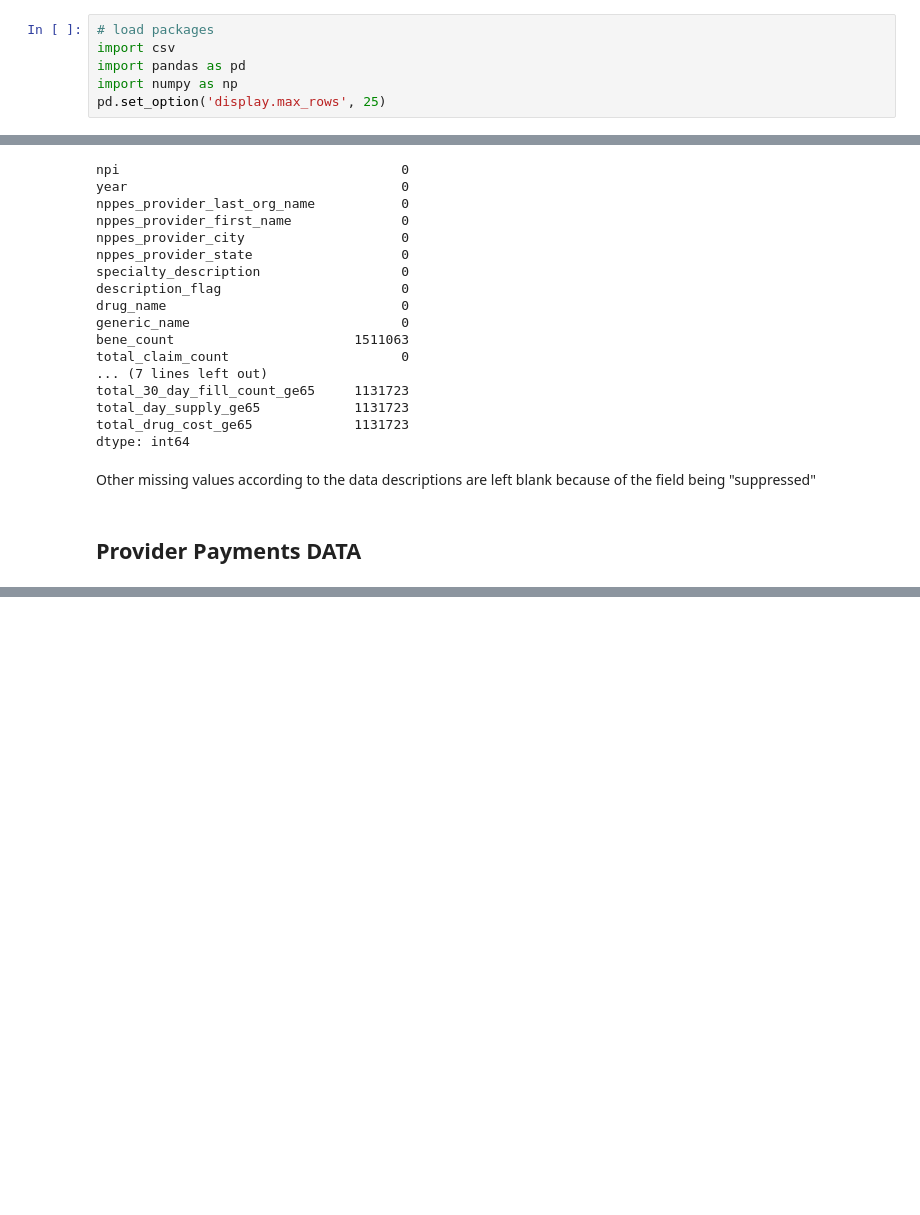
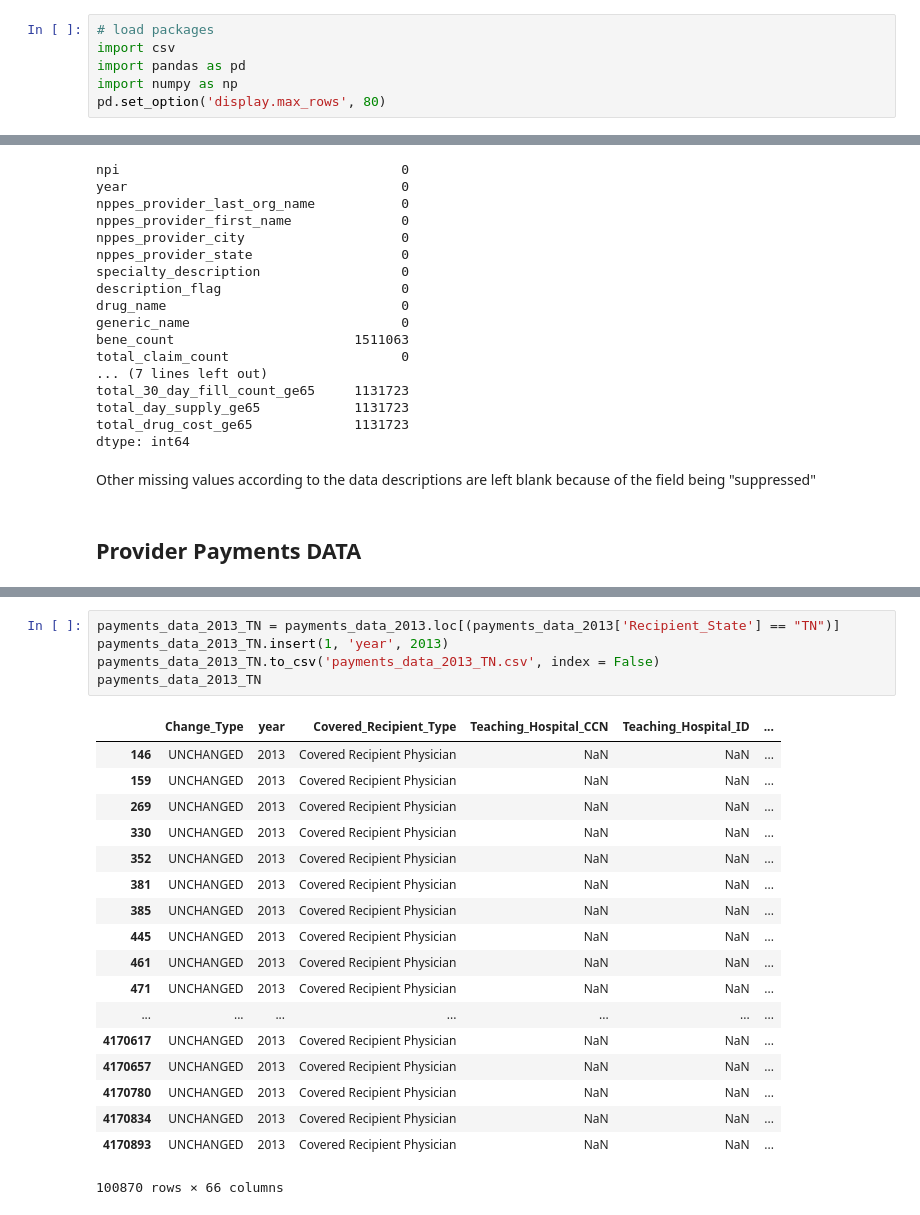
Before and after one commit to berradaa/DSCT, a Jupyter notebook: Medicare prescriptions.ipynb, the cells around one changed output, grey strips where cells are left out. Drawn from its saved outputs; the diff is of its cells as text; blank space fills up the shorter version.

Commit message:
+payments data

```diff
--- a/Medicare prescriptions.ipynb
+++ b/Medicare prescriptions.ipynb
@@ -115,7 +115,7 @@ suppression of data.
 import csv
 import pandas as pd
 import numpy as np
-pd.set_option('display.max_rows', 25)
+pd.set_option('display.max_rows', 80)
 # %%
 # Read 2013 text file and produce CSV for Database
 prescr_data_2013 = pd.read_csv('PartD_Prescriber_PUF_NPI_Drug_13.txt', sep="\t")
@@ -497,0 +542,24 @@ payments_data_2013
+# %%
+payments_data_2013_TN = payments_data_2013.loc[(payments_data_2013['Recipient_State'] == "TN")]
+payments_data_2013_TN.insert(1, 'year', 2013)
+payments_data_2013_TN.to_csv('payments_data_2013_TN.csv', index = False)
+payments_data_2013_TN
+# %% [output]
+|  | Change_Type | year | Covered_Recipient_Type | Teaching_Hospital_CCN | Teaching_Hospital_ID | ... |
+| 146 | UNCHANGED | 2013 | Covered Recipient Physician | NaN | NaN | ... |
+| 159 | UNCHANGED | 2013 | Covered Recipient Physician | NaN | NaN | ... |
+| 269 | UNCHANGED | 2013 | Covered Recipient Physician | NaN | NaN | ... |
+| 330 | UNCHANGED | 2013 | Covered Recipient Physician | NaN | NaN | ... |
+| 352 | UNCHANGED | 2013 | Covered Recipient Physician | NaN | NaN | ... |
+| 381 | UNCHANGED | 2013 | Covered Recipient Physician | NaN | NaN | ... |
+| 385 | UNCHANGED | 2013 | Covered Recipient Physician | NaN | NaN | ... |
+| 445 | UNCHANGED | 2013 | Covered Recipient Physician | NaN | NaN | ... |
+| 461 | UNCHANGED | 2013 | Covered Recipient Physician | NaN | NaN | ... |
+| 471 | UNCHANGED | 2013 | Covered Recipient Physician | NaN | NaN | ... |
+| ... | ... | ... | ... | ... | ... | ... |
+| 4170617 | UNCHANGED | 2013 | Covered Recipient Physician | NaN | NaN | ... |
+| 4170657 | UNCHANGED | 2013 | Covered Recipient Physician | NaN | NaN | ... |
+| 4170780 | UNCHANGED | 2013 | Covered Recipient Physician | NaN | NaN | ... |
+| 4170834 | UNCHANGED | 2013 | Covered Recipient Physician | NaN | NaN | ... |
+| 4170893 | UNCHANGED | 2013 | Covered Recipient Physician | NaN | NaN | ... |
+100870 rows × 66 columns
```
Also changed, not shown: parts of 16 cells of this notebook.
